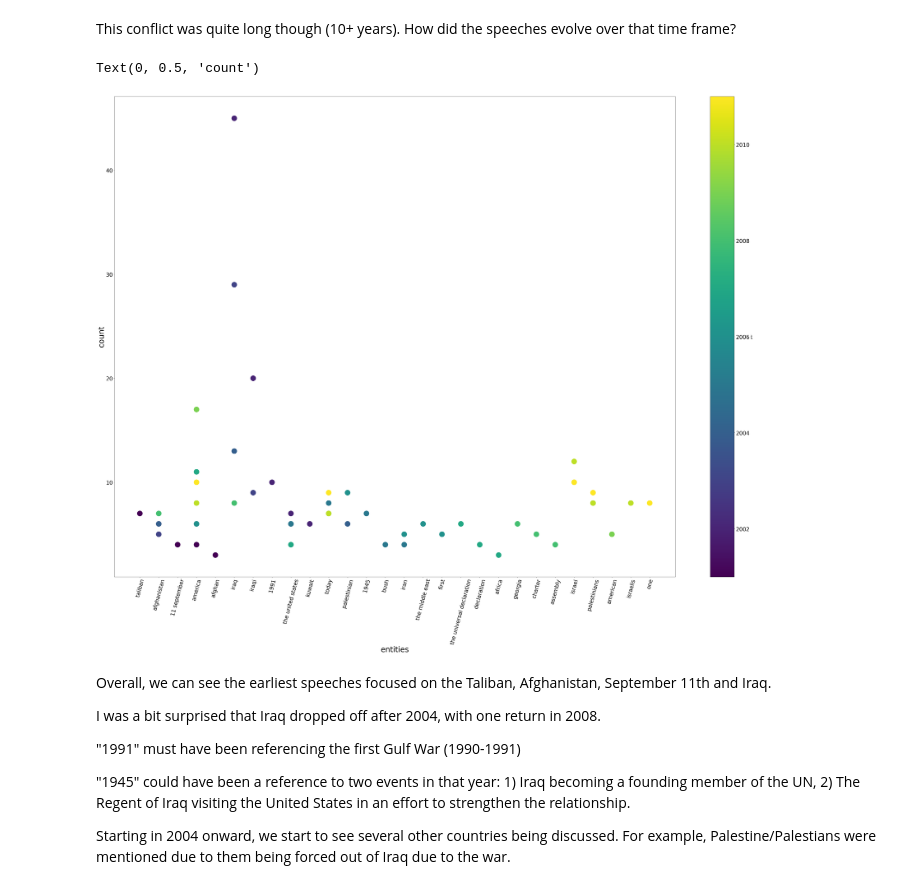
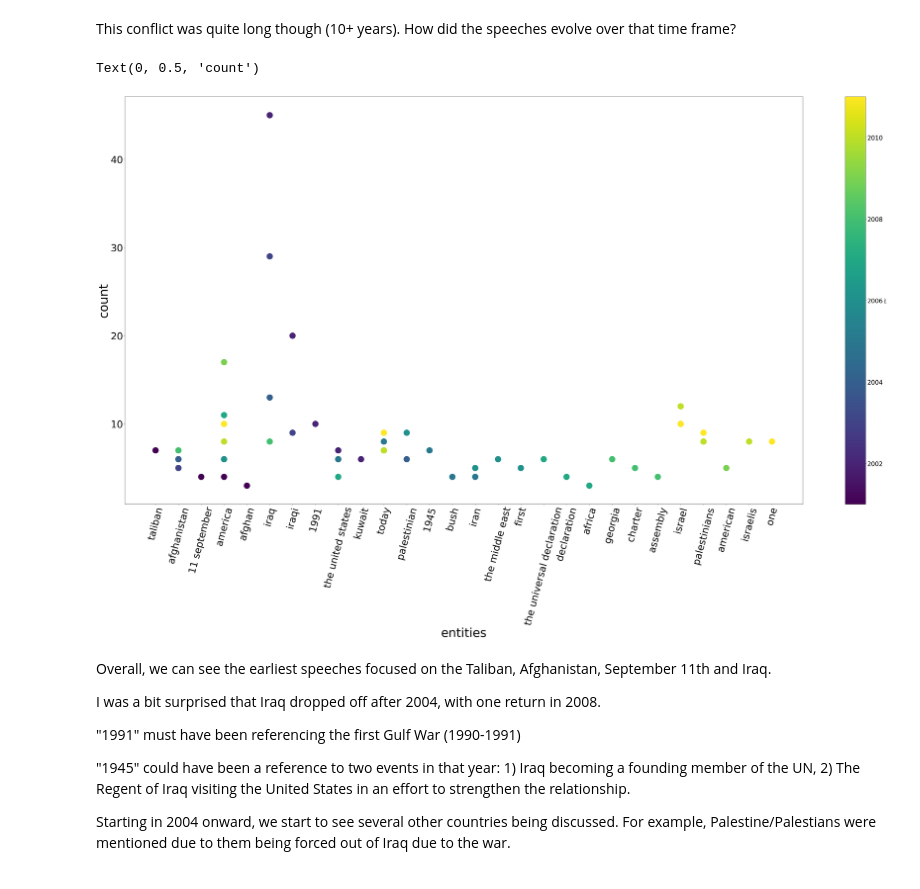
Before and after one commit to ccdatapdx/Data-Analysis, a Jupyter notebook: un-speeches-analysis.ipynb, the cells around one changed output. Cells and saved outputs as stored; diff of their text form; code cells hidden in the pictures.

```diff
--- a/un-speeches-analysis.ipynb
+++ b/un-speeches-analysis.ipynb
@@ -145,32 +145,32 @@ This conflict was quite long though (10+ years). How did the speeches evolve ove
 # %%
 iraq_911_us_evo =  (iraq_911_us
                     .groupby('year')['entities']
                     .value_counts()
                     .reset_index()
                     .groupby('year')
                     .head(5)
                   )
 
 fig = iraq_911_us_evo.plot(kind='scatter',
                      x='entities',
                      y='count',
                      colorbar=True,
                      colormap='viridis',
                      c='year',
                      s=600,
-                     fontsize=25,
+                     fontsize=40,
                      rot=75,
-                     figsize=(58,40)
+                     figsize=(62,30)
                     )
 
 colorbar = fig.figure.axes[1]
 colorbar.tick_params(labelsize=25)
 
-plt.xlabel('entities',fontsize=35)
-plt.ylabel('count',fontsize=35)
+plt.xlabel('entities',fontsize=50)
+plt.ylabel('count',fontsize=50)
 # %% [output]
 Text(0, 0.5, 'count')
-[figure, old version]
+[figure, new version]
 # %% [markdown]
 Overall, we can see the earliest speeches focused on the Taliban, Afghanistan, September 11th and Iraq.
 
```
Also changed, not shown: parts of 1 cell of this notebook.
